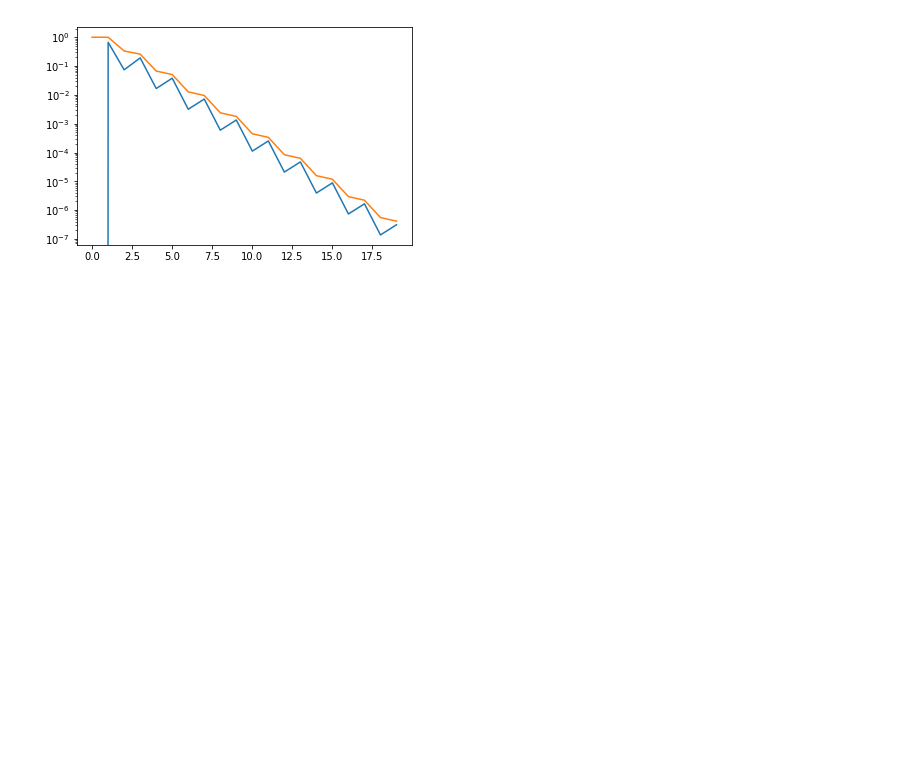
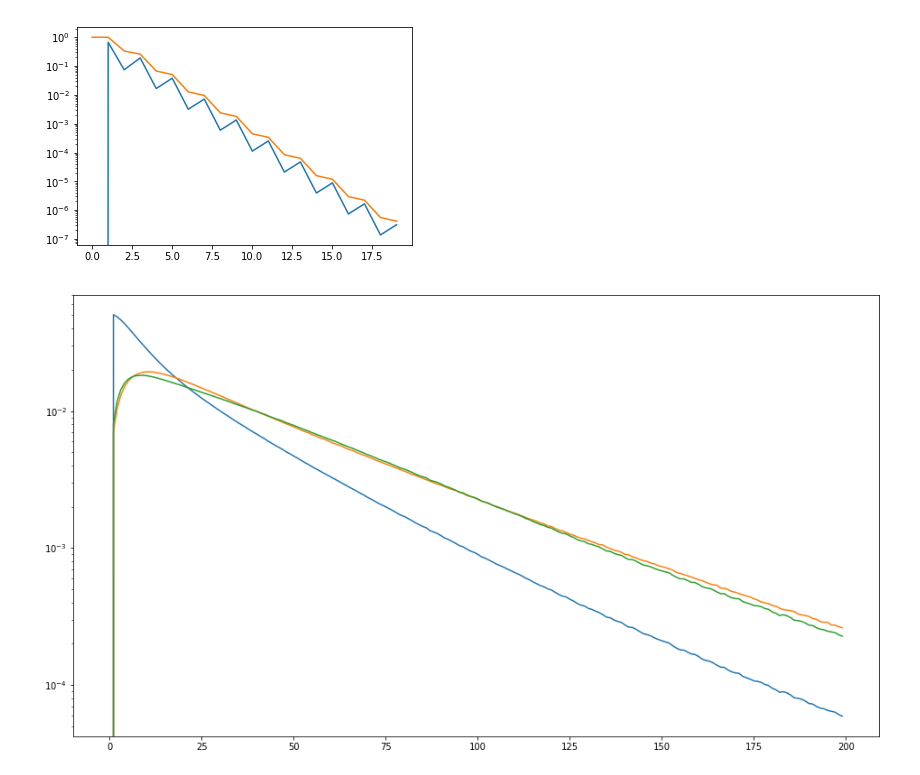
Before and after one commit to lukasgeyrhofer/flippingbits, a Jupyter notebook: dynamics.ipynb, the cells around one changed output. Cells and saved outputs as stored; diff of their text form; code cells hidden in the pictures; blank space fills up the shorter version.

```diff
--- a/dynamics.ipynb
+++ b/dynamics.ipynb
@@ -438,3 +438,15 @@ plt.plot(a)
 plt.show()
 # %% [output]
 [figure]
+# %%
+data = np.genfromtxt('data/histo.K05')
+Pxn = data[:,1]
+Psn = data[:,2]
+# %%
+plt.yscale('log')
+plt.plot(Psn[:200])
+plt.plot(Pxn[:200])
+plt.plot(Psn[:200]*np.arange(200)**.6*.16)
+plt.show()
+# %% [output]
+[figure, added]
```
Also changed, not shown: parts of 1 cell of this notebook.
